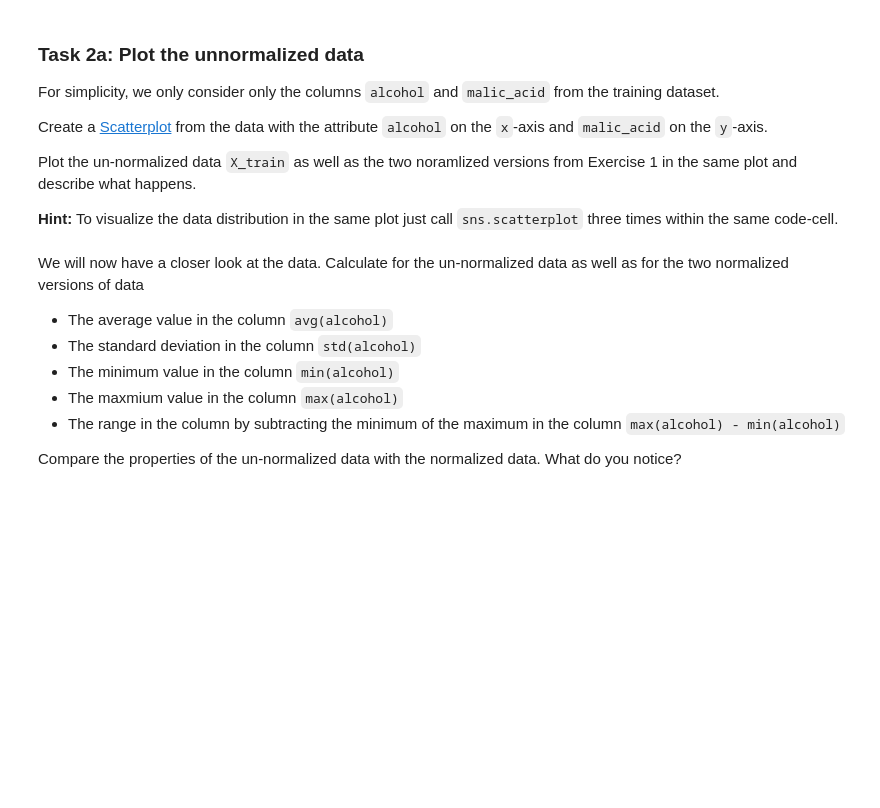
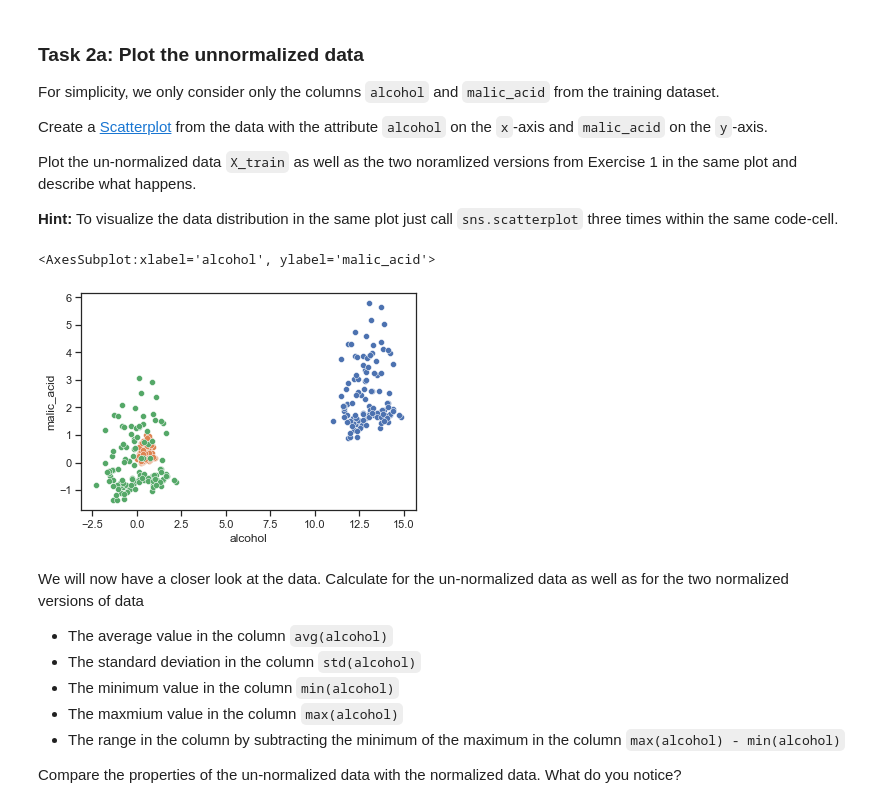
Before and after one commit to ArmandoShala/mldm_hs22, a Jupyter notebook: labs/L01_Data-Processing_LAB_ASSIGNMENT.ipynb, the cells around one changed output. Cells and saved outputs as stored; diff of their text form; code cells hidden in the pictures; blank space fills up the shorter version.

```diff
--- a/labs/L01_Data-Processing_LAB_ASSIGNMENT.ipynb
+++ b/labs/L01_Data-Processing_LAB_ASSIGNMENT.ipynb
@@ -100,9 +103,11 @@ Calculate the mean and standard deviation __on the training data__ only (also wh
 # %%
 meanTrain = X_train.mean()
 standardDeviationTrain = X_train.std()
+
 print(f"Mean of the train data is {meanTrain}")
 print("\n")
 print(f"Standard Deviation of the train data is {standardDeviationTrain}")
 
-X_normTrain = (X_train - meanTrain) / standardDeviationTrain
+X_norm_STD_train = (X_train - meanTrain) / standardDeviationTrain
+X_normSTD_Test = (X_test - meanTrain) / standardDeviationTrain
 # %% [output]
@@ -136,5 +144,8 @@ Repeat the task 1b but use the following formula to normalize tha data:
 $$X_{normalized} = \frac{X-X_{min}}{X_{max} - X_{min}}$$
 
 Again, calculate the mean and standard deviation __on the training data__ only (also when you normalize the testing dataset) and use the built-in function `X_train.min()` resp. `X_train.max()`.
+# %%
+X_norm_MinMax_train = (X_train - X_train.min()) / (X_train.max() - X_train.min())
+X_norm_MinMax_test = (X_test - X_train.min()) / (X_train.max() - X_train.min())
 # %% [markdown]
 Call the two classification functions again with the normalized data and report the changes in accuracy. What do you notice?
@@ -162,6 +177,13 @@ Create a [Scatterplot](https://seaborn.pydata.org/generated/seaborn.scatterplot.
 Plot the un-normalized data `X_train` as well as the two noramlized versions from Exercise 1 in the same plot and describe what happens.
 
 __Hint:__ To visualize the data distribution in the same plot just call `sns.scatterplot` three times within the same code-cell.
+# %%
+sns.scatterplot(data=X_train, x='alcohol', y='malic_acid')
+sns.scatterplot(data=X_norm_MinMax_train, x='alcohol', y='malic_acid')
+sns.scatterplot(data=X_norm_STD_train, x='alcohol', y='malic_acid')
+# %% [output]
+<AxesSubplot:xlabel='alcohol', ylabel='malic_acid'>
+[figure, added]
 # %% [markdown]
 We will now have a closer look at the data. Calculate for the un-normalized data as well as for the two normalized versions of data
 
```
Also changed, not shown: parts of 10 cells of this notebook.
